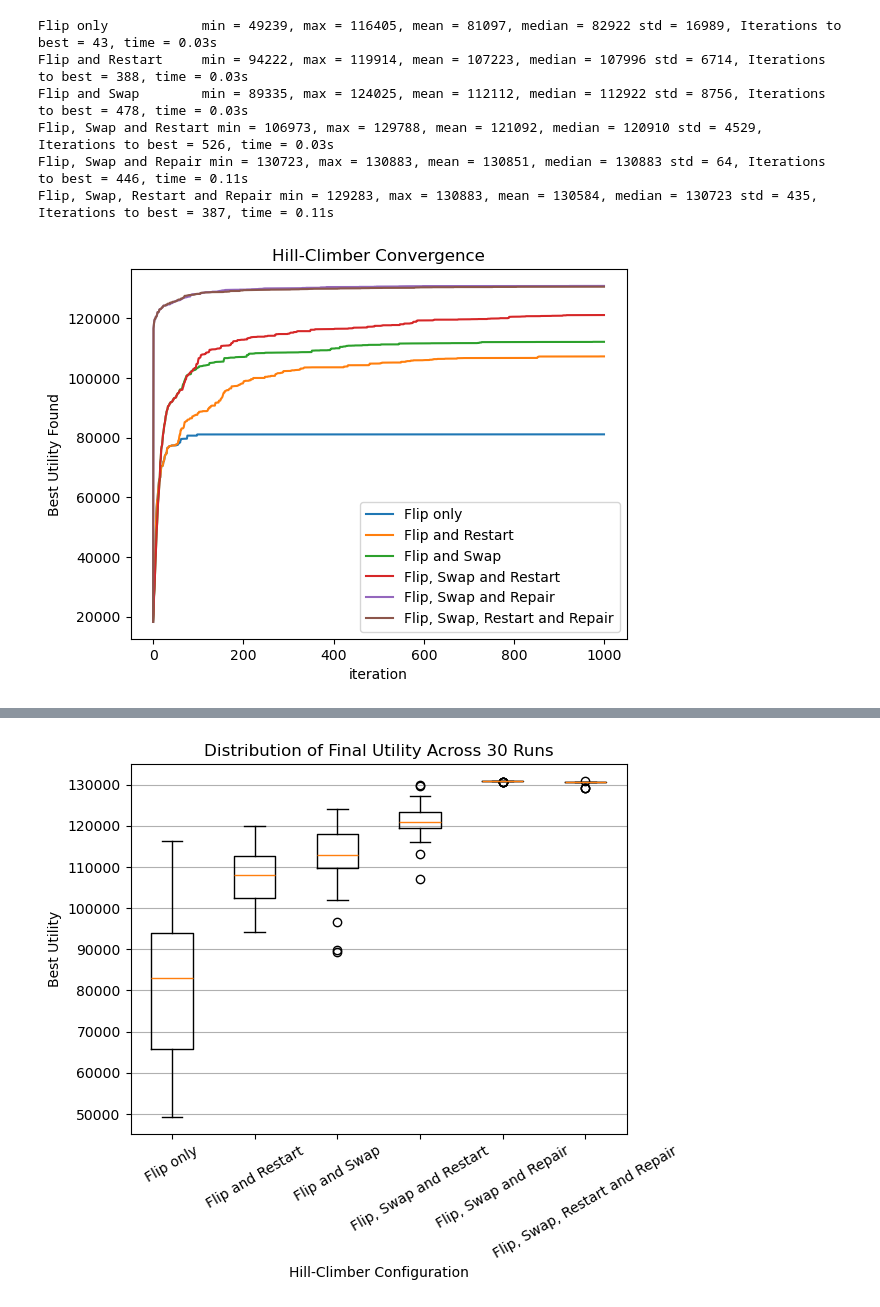
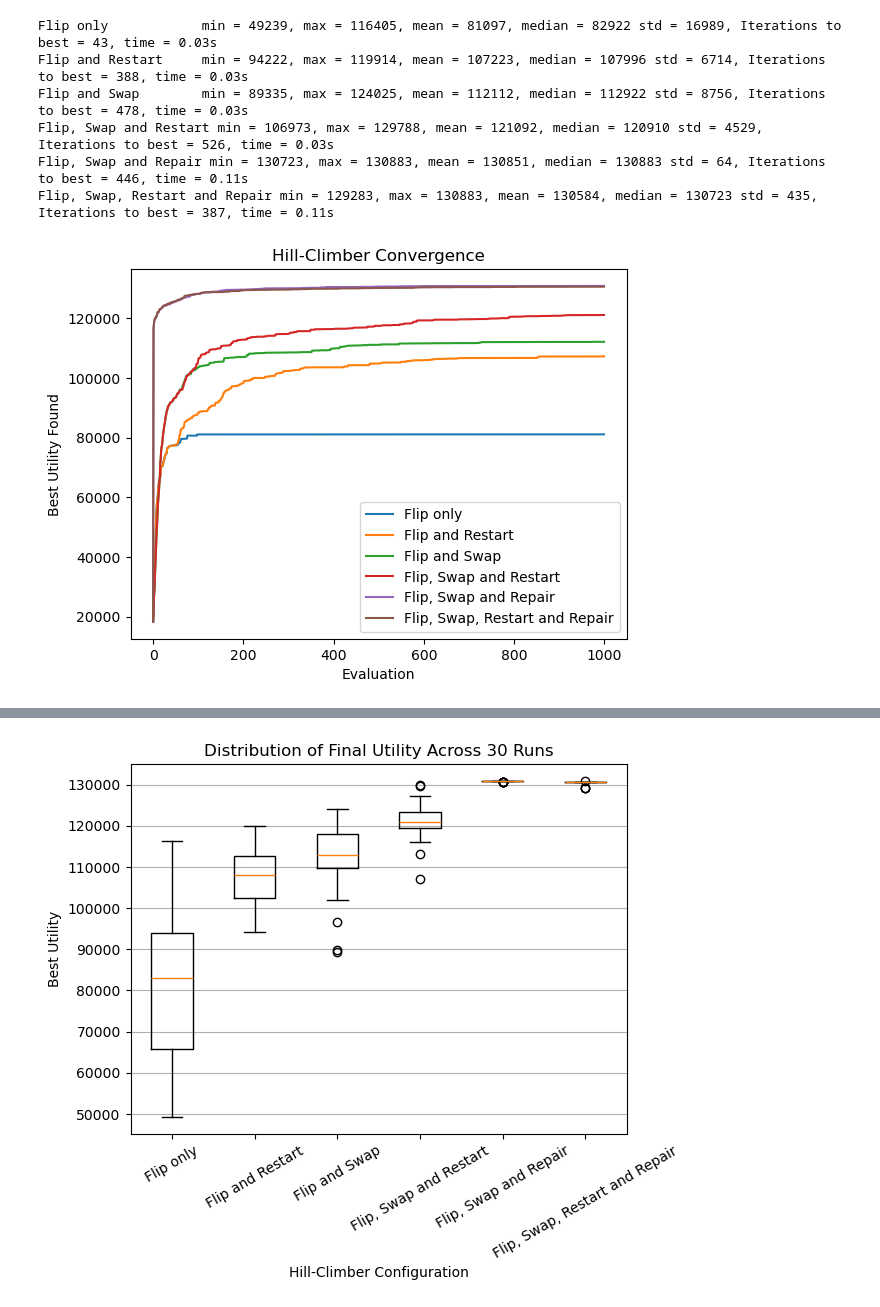
Before and after one commit to Captainjack2210/AI-Assignment, a Jupyter notebook: workload_data_loader.ipynb, the cells around one changed output, grey strips where cells are left out. Cells and saved outputs as stored; diff of their text form; code cells hidden in the pictures.

```diff
--- a/workload_data_loader.ipynb
+++ b/workload_data_loader.ipynb
@@ -429,11 +414,11 @@ Flip, Swap, Restart and Repair min = 129283, max = 130883, mean = 130584, median
 # %%
 for name, (bestList, traces, solutions, times) in results.items():
     averageTrace = np.mean(traces, axis = 0)
     plt.plot(averageTrace, label = name)
-plt.xlabel("iteration")
+plt.xlabel("Evaluation")
 plt.ylabel("Best Utility Found")
 plt.title("Hill-Climber Convergence")
 plt.legend()
 plt.show()
 # %% [output]
-[figure, old version]
+[figure, new version]
```
Also changed, not shown: parts of 11 cells of this notebook.
